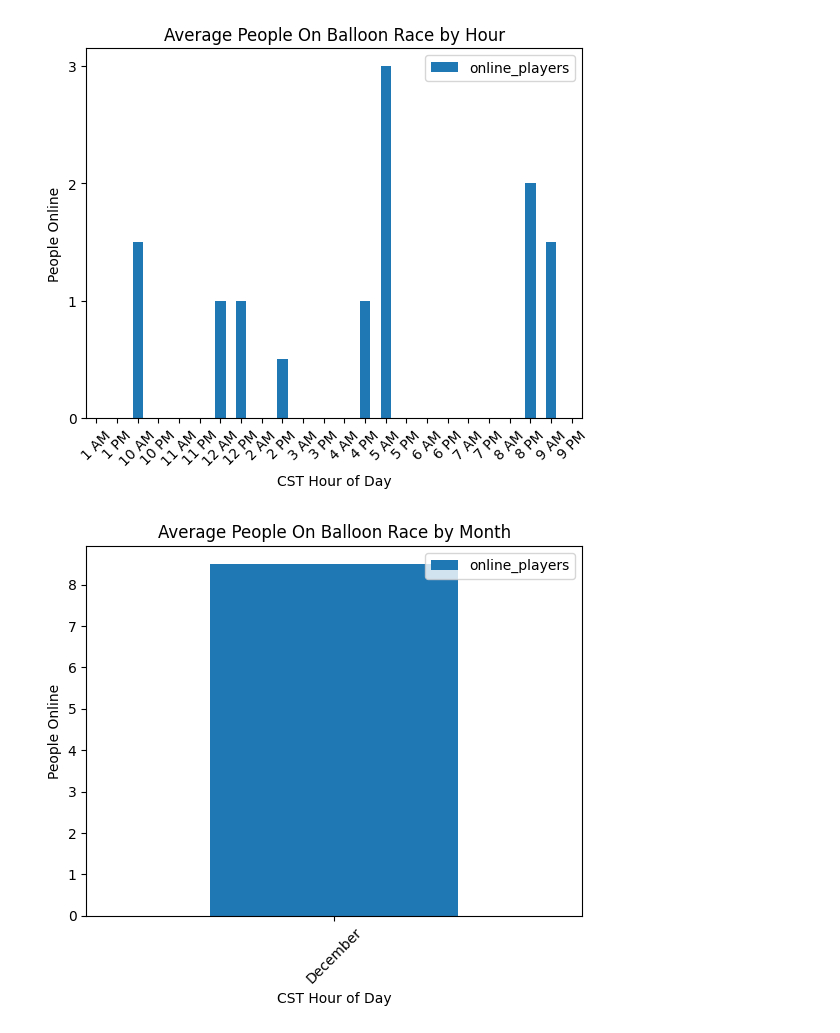
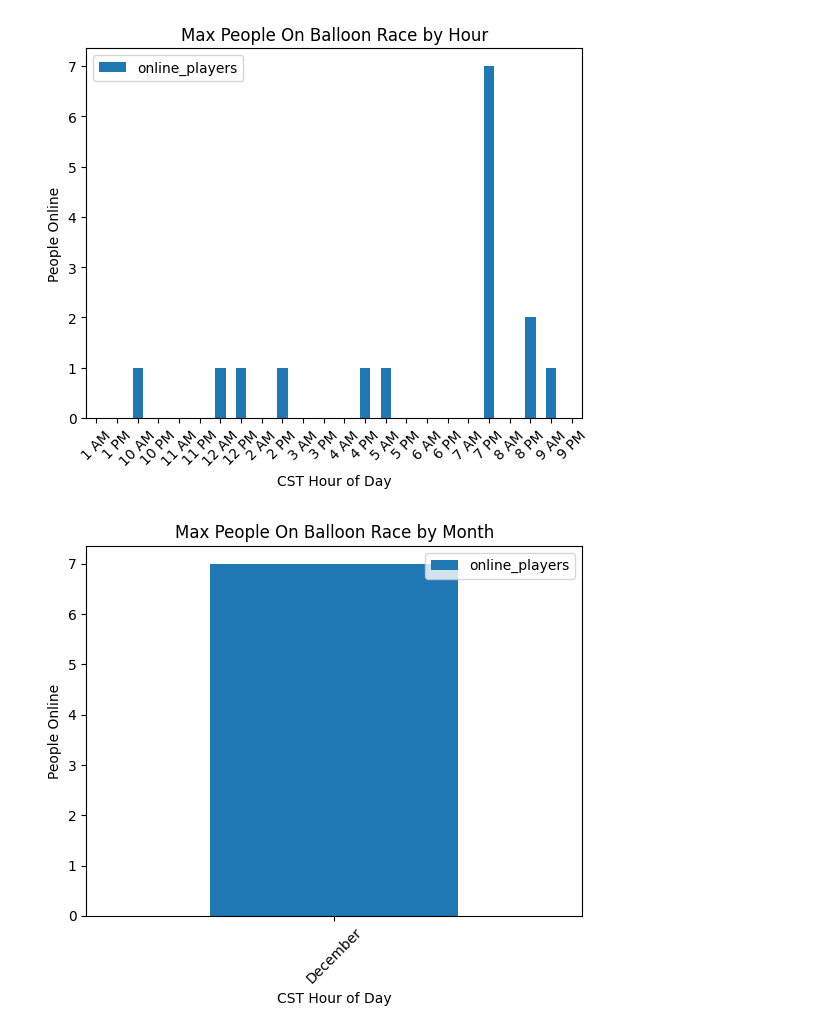
Before and after one commit to benbav/tf2_balloon_race_emailer, a Jupyter notebook: analysis.ipynb, the cells around one changed output. Drawn from its saved outputs; the diff is of its cells as text; code cells hidden in the pictures.

```diff
--- a/analysis.ipynb
+++ b/analysis.ipynb
@@ -1,6 +1,7 @@
 # %%
 # find out when people are on
 
+import matplotlib.pyplot as plt
 import matplotlib.pyplot as plt
 import seaborn as sns
 import numpy as np
@@ -16,12 +17,19 @@ df['month'] = df['date'].dt.month_name()
 df['hour'] = df['hour'].apply(
     lambda x: f"{x % 12 if x % 12 != 0 else 12}{' AM' if x < 12 else ' PM'}"
 )
-df['online_players'] = df[0].str.contains('Found people playing Balloon Race').astype(int)
 
-graph_df = df[['date', 'day_of_week', 'online_players', 'hour', 'month']]
+df['online_players'] = (df[0]
+    .str.extract(r':\s*(\d+)$', expand=False)
+    .fillna(0)  # Replace NaN with 0 (or another default value)
+    .astype(int)  # Convert to integer
+)
+
+df['server_name'] = df.query('online_players > 0')[0].str.extract(r'- INFO - ([^:]+) :').fillna(0)
+
+graph_df = df[['date', 'day_of_week', 'online_players', 'hour', 'month', 'server_name']]
 
 day_of_week_avg = (
-    graph_df.groupby('day_of_week')['online_players'].sum() /
+    graph_df.groupby('day_of_week')['online_players'].max() /
     graph_df.groupby('day_of_week')['date'].nunique()
 ).reset_index(name='online_players')
 
@@ -33,7 +41,7 @@ plt.xticks(rotation=45)
 plt.ylabel('People Online')
 plt.xlabel('Day of Week')
 
-plt.title('Average People On Balloon Race by Day of Week')
+plt.title('Max People On Balloon Race by Day of Week')
 plt.show()
 
 # this needs to be an average for multiple weeks
@@ -42,7 +70,6 @@ plt.show()
 # %%
 hourly_avg = (
-    graph_df.groupby('hour')['online_players'].sum() /
-    graph_df.groupby('hour')['date'].nunique()
+    graph_df.groupby('hour')['online_players'].max()
 ).reset_index(name='online_players')
 
 
@@ -55,28 +82,27 @@ plt.xlabel('CST Hour of Day')
 
 max_value = hourly_avg['online_players'].max()
 plt.yticks(np.arange(0, np.ceil(max_value) + 1, 1))
-plt.title('Average People On Balloon Race by Hour')
+plt.title('Max People On Balloon Race by Hour')
 plt.show()
 # %% [output]
-[figure, old version]
+[figure, new version]
 # %%
 monthly_avg = (
-    graph_df.groupby('month')['online_players'].sum() /
-    graph_df.groupby('month')['date'].nunique()
+    graph_df.groupby('month')['online_players'].max()
 ).reset_index(name='online_players')
 
 
 plot = monthly_avg.plot(
     x='month', y='online_players', kind='bar'
 )
 plt.xticks(rotation=45)
 plt.ylabel('People Online')
 plt.xlabel('CST Hour of Day')
 
 max_value = hourly_avg['online_players'].max()
 # plt.yticks(np.arange(0, np.ceil(max_value) + 1, 1))
-plt.title('Average People On Balloon Race by Month')
+plt.title('Max People On Balloon Race by Month')
 plt.show()
 # %% [output]
-[figure, old version]
+[figure, new version]
 # %%
```
Also changed, not shown: parts of 6 cells of this notebook, 3 other files.
